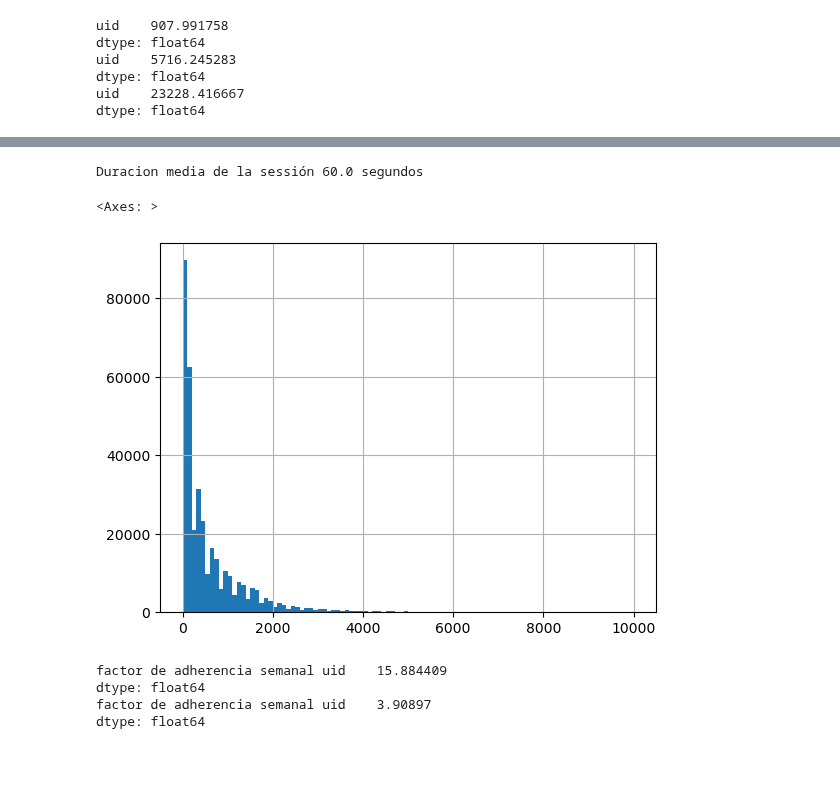
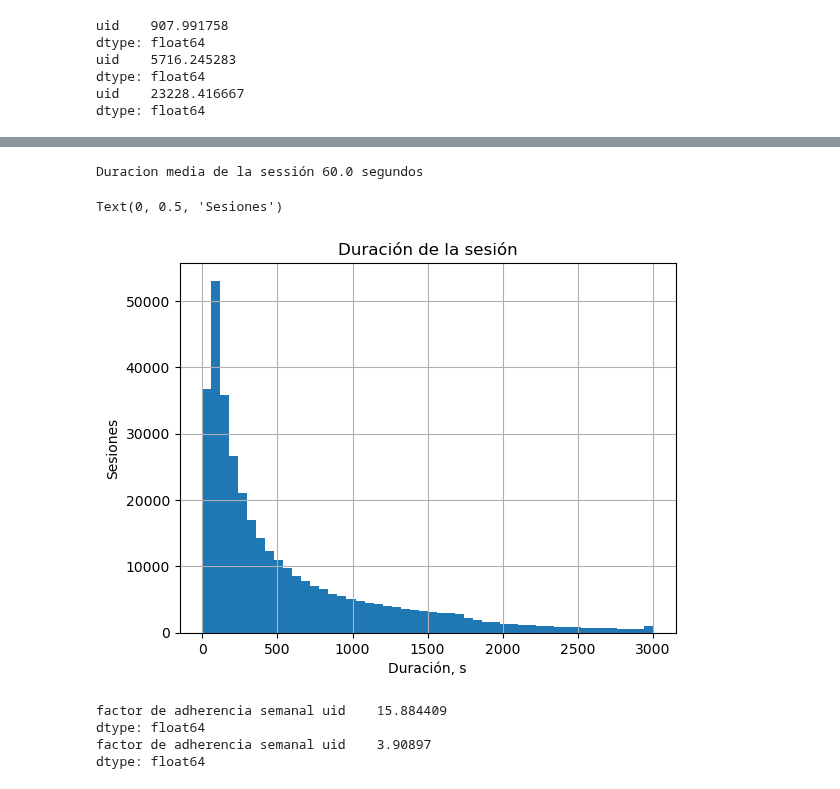
Before and after one commit to hukitan/tripleten, a Jupyter notebook: Proyectos_en_desarrollo/Proyecto 9/proyecto_9.ipynb, the cells around one changed output, grey strips where cells are left out. Saved outputs shown, nothing was run; the diff lists cells and outputs as text; code cells hidden in the pictures; blank space fills up the shorter version.

```diff
--- a/Proyectos_en_desarrollo/Proyecto 9/proyecto_9.ipynb
+++ b/Proyectos_en_desarrollo/Proyecto 9/proyecto_9.ipynb
@@ -207,14 +195,17 @@ dtype: float64
 # %%
 
 # ¿Cuál es la duración de cada sesión?
 visits['duration'] = (visits['end_ts'] - visits['start_ts']).dt.total_seconds()
 asl = visits['duration'].mode()[0]
 print(f'Duracion media de la sessión {asl} segundos')
-visits['duration'].hist(bins=100, range=(0, 10000))
+visits['duration'].hist(bins=50, range=(0, 3000))
+plt.title('Duración de la sesión')
+plt.xlabel('Duración, s')
+plt.ylabel('Sesiones')
 # %% [output]
 Duracion media de la sessión 60.0 segundos
-<Axes: >
+Text(0, 0.5, 'Sesiones')
-[figure, old version]
+[figure, new version]
 # %%
 
 #¿Con qué frecuencia los usuarios regresan?
```
Also changed, not shown: parts of 11 cells of this notebook.
